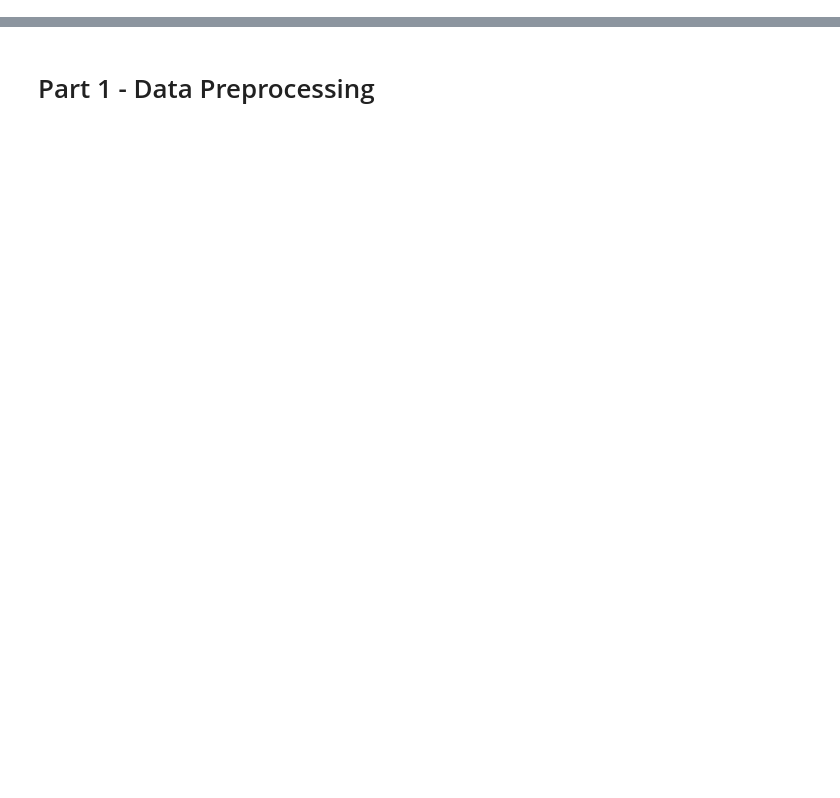
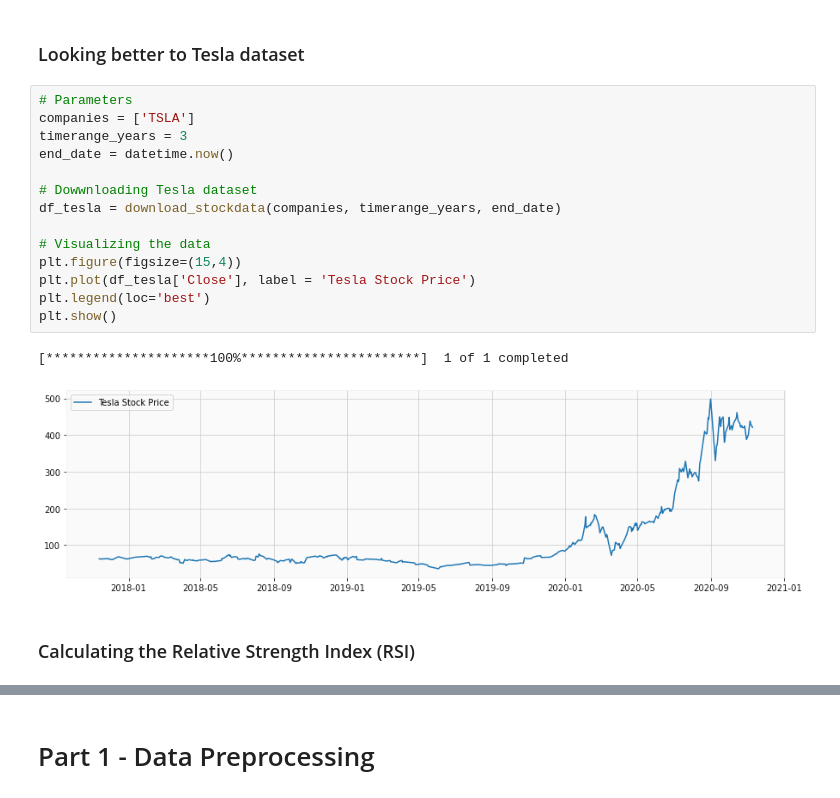
Before and after one commit to danielsoares1988/stock_price_prediction, a Jupyter notebook: stock_price_prediction.ipynb, the cells around one changed output, grey strips where cells are left out. Saved outputs shown, nothing was run; the diff lists cells and outputs as text; blank space fills up the shorter version.

```diff
--- a/stock_price_prediction.ipynb
+++ b/stock_price_prediction.ipynb
@@ -0,0 +66,21 @@
+# %% [markdown]
+### Looking better to Tesla dataset
+# %%
+# Parameters
+companies = ['TSLA']
+timerange_years = 3
+end_date = datetime.now()
+
+# Dowwnloading Tesla dataset
+df_tesla = download_stockdata(companies, timerange_years, end_date)
+
+# Visualizing the data
+plt.figure(figsize=(15,4))
+plt.plot(df_tesla['Close'], label = 'Tesla Stock Price')
+plt.legend(loc='best')
+plt.show()
+# %% [output]
+[*********************100%***********************]  1 of 1 completed
+[figure, added]
+# %% [markdown]
+### Calculating the Relative Strength Index (RSI)
```
Also changed, not shown: parts of 47 cells of this notebook, 5 other files.
